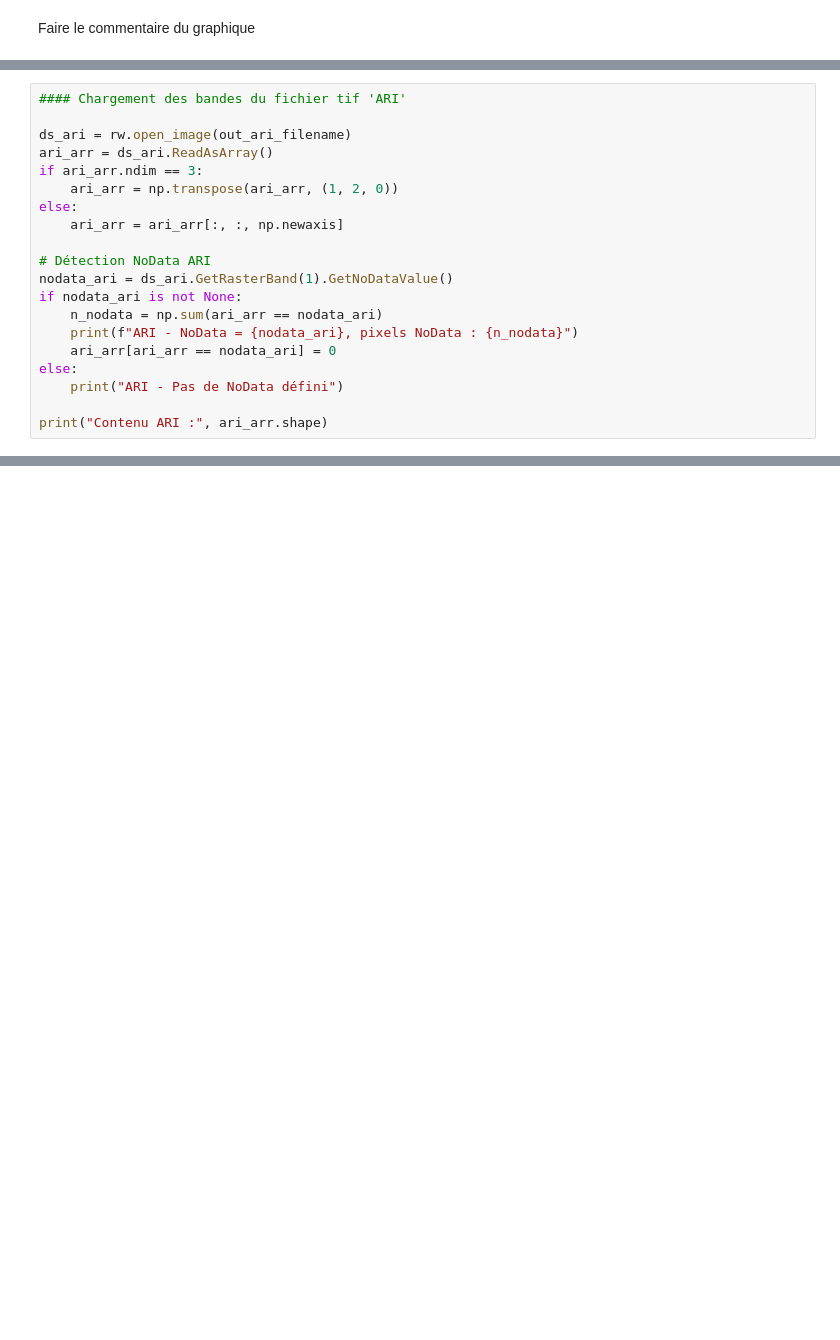
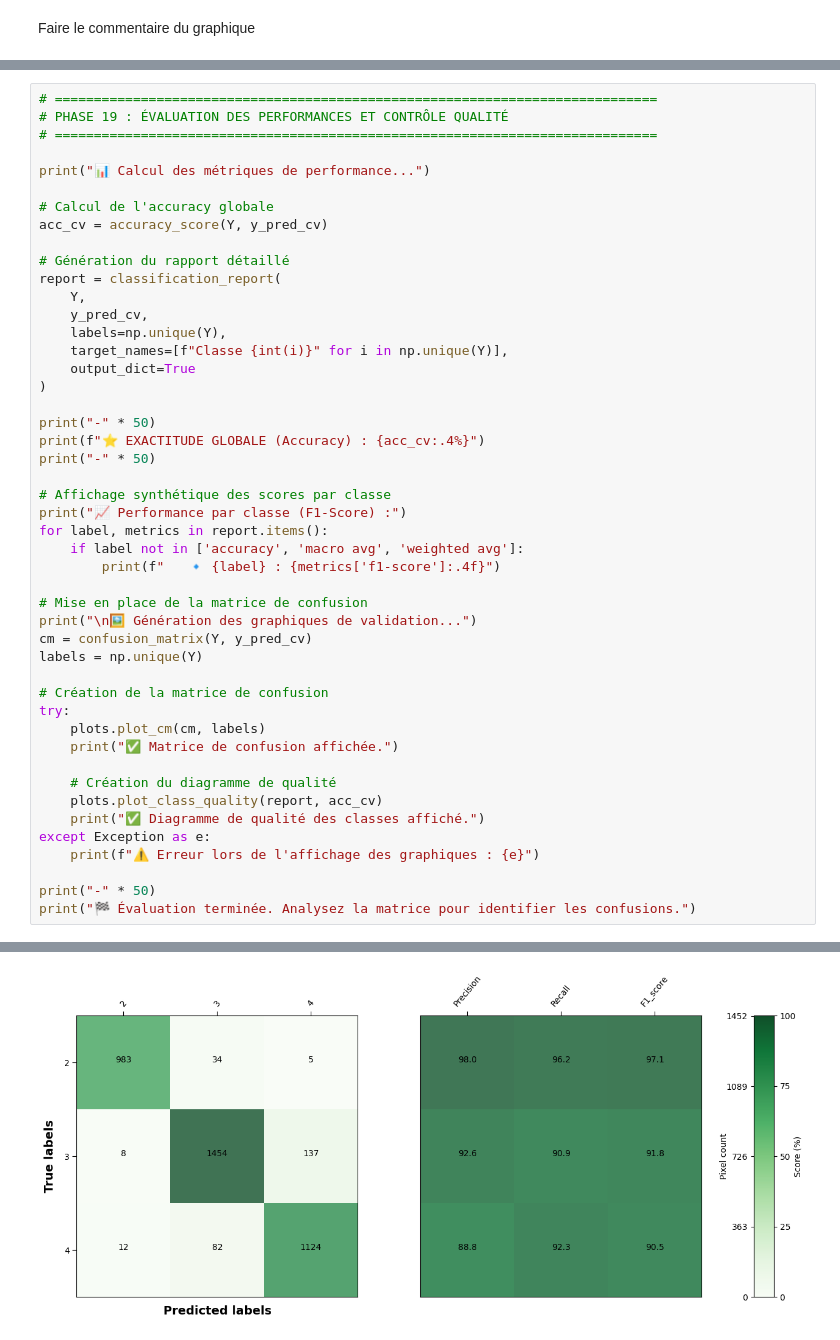
Before and after one commit to MatthieuGoubs/projet_eval_landes, a Jupyter notebook: projet_telea_GOUBERT_MATTHIEU.ipynb, the cells around one changed output, grey strips where cells are left out. Drawn from its saved outputs; the diff is of its cells as text; blank space fills up the shorter version.

```diff
--- a/projet_telea_GOUBERT_MATTHIEU.ipynb
+++ b/projet_telea_GOUBERT_MATTHIEU.ipynb
@@ -390,20 +117,0 @@ Contenu Stack Bretagne : (612, 1533, 45)
-# %%
-#### Chargement des bandes du fichier tif 'ARI'
-
-ds_ari = rw.open_image(out_ari_filename)
-ari_arr = ds_ari.ReadAsArray()
-if ari_arr.ndim == 3:
-    ari_arr = np.transpose(ari_arr, (1, 2, 0))
-else:
-    ari_arr = ari_arr[:, :, np.newaxis]
-
-# Détection NoData ARI
-nodata_ari = ds_ari.GetRasterBand(1).GetNoDataValue()
-if nodata_ari is not None:
-    n_nodata = np.sum(ari_arr == nodata_ari)
-    print(f"ARI - NoData = {nodata_ari}, pixels NoData : {n_nodata}")
-    ari_arr[ari_arr == nodata_ari] = 0
-else:
-    print("ARI - Pas de NoData défini")
-
-print("Contenu ARI :", ari_arr.shape)
@@ -757,0 +1014,48 @@ plt.show()
+# %%
+# =============================================================================
+# PHASE 19 : ÉVALUATION DES PERFORMANCES ET CONTRÔLE QUALITÉ
+# =============================================================================
+
+print("📊 Calcul des métriques de performance...")
+
+# Calcul de l'accuracy globale
+acc_cv = accuracy_score(Y, y_pred_cv)
+
+# Génération du rapport détaillé
+report = classification_report(
+    Y,
+    y_pred_cv,
+    labels=np.unique(Y),
+    target_names=[f"Classe {int(i)}" for i in np.unique(Y)],
+    output_dict=True
+)
+
+print("-" * 50)
+print(f"⭐ EXACTITUDE GLOBALE (Accuracy) : {acc_cv:.4%}")
+print("-" * 50)
+
+# Affichage synthétique des scores par classe
+print("📈 Performance par classe (F1-Score) :")
+for label, metrics in report.items():
+    if label not in ['accuracy', 'macro avg', 'weighted avg']:
+        print(f"   🔹 {label} : {metrics['f1-score']:.4f}")
+
+# Mise en place de la matrice de confusion
+print("\n🖼️ Génération des graphiques de validation...")
+cm = confusion_matrix(Y, y_pred_cv)
+labels = np.unique(Y)
+
+# Création de la matrice de confusion
+try:
+    plots.plot_cm(cm, labels)
+    print("✅ Matrice de confusion affichée.")
+
+    # Création du diagramme de qualité
+    plots.plot_class_quality(report, acc_cv)
+    print("✅ Diagramme de qualité des classes affiché.")
+except Exception as e:
+    print(f"⚠️ Erreur lors de l'affichage des graphiques : {e}")
+
+print("-" * 50)
+print("🏁 Évaluation terminée. Analysez la matrice pour identifier les confusions.")
+# %% [output]
@@ -757,0 +1076 @@ plt.show()
+[figure, added]
```
Also changed, not shown: parts of 69 cells of this notebook, 1 other file.
